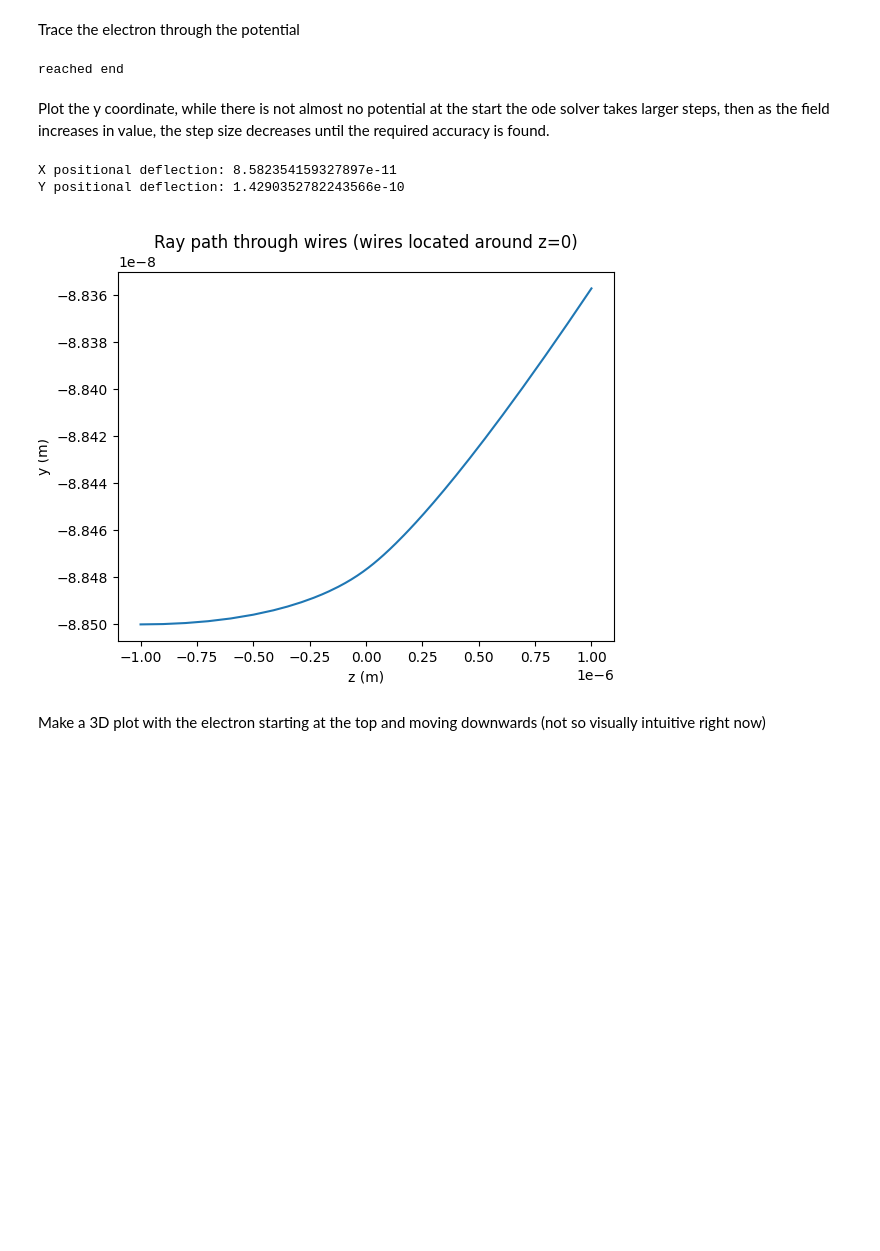
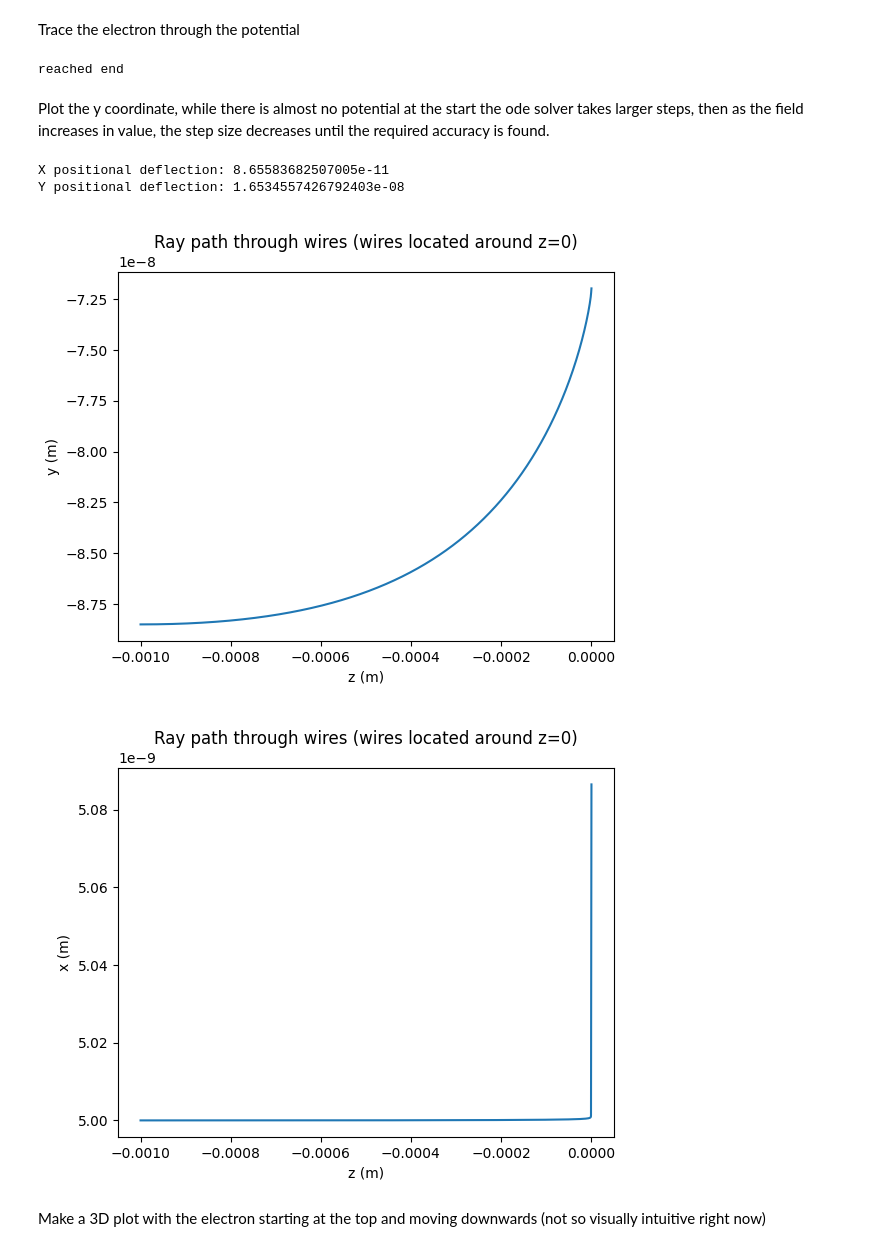
Before and after one commit to AMCLab/TEMGYMAdvanced, a Jupyter notebook: JanghyunCOMAnalysis/wire.ipynb, the cells around one changed output. Cells and saved outputs as stored; diff of their text form; code cells hidden in the pictures; blank space fills up the shorter version.

```diff
--- a/JanghyunCOMAnalysis/wire.ipynb
+++ b/JanghyunCOMAnalysis/wire.ipynb
@@ -154,22 +151,26 @@ def make_double_wire_potential_and_efield(phi, phi_0, x, y, z, K, eps_0, eps, a,
     #Make the first wire positively charged, and the second negatively charged
     phi_wires = phi_top_wire - phi_bottom_wire
 
+    #Create the phi_hat version of this function for refractive index calculation
+    phi_hat_wires = (phi_wires)*(1+eps*(phi_wires))
+
     #Include the initial potential of the electron from the gun.
     phi_wires_electron = phi_0 - phi_wires
 
     #Create phi_hat function from hawkes (2.18)
-    phi_hat = (phi_wires_electron)*(1+eps*(phi_wires_electron))
+    phi_hat_wires_electron = (phi_wires_electron)*(1+eps*(phi_wires_electron))
 
-    #Get E field function. Notcve there is no negative sign, as the way hawkes uses phi_hat, there is no minus before it (Equation 3.22).
-    dphi_hat_dx = phi_hat.diff(x)
-    dphi_hat_dy = phi_hat.diff(y)
-    dphi_hat_dz = phi_hat.diff(z)
+    #Get E field function. Notive there is no negative sign, as the way hawkes uses phi_hat, there is no minus before it (Equation 3.22).
+    dphi_hat_wires_electron_dx = phi_hat_wires_electron.diff(x)
+    dphi_hat_wires_electron_dy = phi_hat_wires_electron.diff(y)
+    dphi_hat_wires_electron_dz = phi_hat_wires_electron.diff(z)
 
     phi_wires_lambda = sp.lambdify([x, y, z], phi_wires, 'numpy')
-    phi_hat_lambda = sp.lambdify([x, y, z], phi_hat, 'numpy')
-    dphi_hat_lambda = sp.lambdify([x, y, z], [dphi_hat_dx, dphi_hat_dy, dphi_hat_dz], 'numpy')
+    phi_hat_wires_lambda = sp.lambdify([x, y, z], phi_hat_wires, 'numpy')
+    phi_hat_wires_electron_lambda = sp.lambdify([x, y, z], phi_hat_wires_electron, 'numpy')
+    dphi_hat_wires_electron_lambda = sp.lambdify([x, y, z], [dphi_hat_wires_electron_dx, dphi_hat_wires_electron_dy, dphi_hat_wires_electron_dz], 'numpy')
 
-    return phi_hat_lambda, dphi_hat_lambda, phi_wires_lambda
+    return phi_hat_wires_electron_lambda, dphi_hat_wires_electron_lambda, phi_wires_lambda, phi_hat_wires_lambda
 # %% [markdown]
 Define some important constants such as the initial potential, velocity gamma factor.
 # %%
@@ -216,7 +217,7 @@ y_displacement = 177e-9 #unit m
 x_displacement = 10e-9 #unit m
 a_val = 1e-3 #unit m
 
-phi_hat_lambda, dphi_hat_lambda, phi_wires_lambda = make_double_wire_potential_and_efield(phi, phi_0, x, y, z, K, eps_0, eps, a, x_displacement, y_displacement,
+phi_hat_lambda, dphi_hat_lambda, phi_wires_lambda, phi_hat_wires_lambda= make_double_wire_potential_and_efield(phi, phi_0, x, y, z, K, eps_0, eps, a, x_displacement, y_displacement,
                                                                         K_val_SI, eps_0_val, a_val)
 # %% [markdown]
 Plot the potential from plan view (view of x, y plane), and side view (view of (z, y plane))
@@ -365,29 +366,39 @@ def trajectory_equation_of_motion(z, x, phi_hat_lambda, dphi_hat_lambda):
 Set up initial conditions for ray tracing
 # %%
 x0 = np.array([5e-9, 0, -y_displacement/2, 0]) #x, x', y, y'
-z0 = -1e-6 #Initial z plane
+z0 = -1e-5 #Initial z plane
 zF = 1e-6 #Final z plane
 # %% [markdown]
 Trace the electron through the potential
-# %%
-z_out, x_out, steps = odedopri(trajectory_equation_of_motion,  z0,  x0,  zF,  1e-5,  1e-7,  1e-15,  10000, args=(phi_hat_lambda, dphi_hat_lambda))
-# %% [output]
-reached end
+# %%
+tol = 1e-10 #error tolerance in the calculation
+max_step_size = 1e-6 #m
+min_step_size = 1e-15 #m
+z_out, x_out, steps = odedopri(trajectory_equation_of_motion,  z0,  x0,  zF,  tol ,  max_step_size,  min_step_size,  1000000, args=(phi_hat_lambda, dphi_hat_lambda))
+# %% [output]
+reached end
 # %% [markdown]
-Plot the y coordinate, while there is not almost no potential at the start the ode solver takes larger steps, then as the field increases in value, the step size decreases until the required accuracy is found.
+Plot the y coordinate, while there is almost no potential at the start the ode solver takes larger steps, then as the field increases in value, the step size decreases until the required accuracy is found.
 # %%
 plt.figure()
 plt.plot(z_out[:steps], x_out[:steps, 2])
 plt.title('Ray path through wires (wires located around z=0)')
 plt.xlabel('z (m)')
 plt.ylabel('y (m)')
 
+plt.figure()
+plt.plot(z_out[:steps], x_out[:steps, 0])
+plt.title('Ray path through wires (wires located around z=0)')
+plt.xlabel('z (m)')
+plt.ylabel('x (m)')
+
 print('X positional deflection:', abs(x_out[0, 0]-x_out[steps-1, 0]))
 print('Y positional deflection:', abs(x_out[0, 2]-x_out[steps-1, 2]))
 # %% [output]
-X positional deflection: 8.582354159327897e-11
-Y positional deflection: 1.4290352782243566e-10
+X positional deflection: 8.65583682507005e-11
+Y positional deflection: 1.6534557426792403e-08
-[figure, old version]
+[figure, new version]
+[figure, added]
 # %% [markdown]
 Make a 3D plot with the electron starting at the top and moving downwards (not so visually intuitive right now)
 # %%
```
Also changed, not shown: parts of 16 cells of this notebook, 3 other files.
